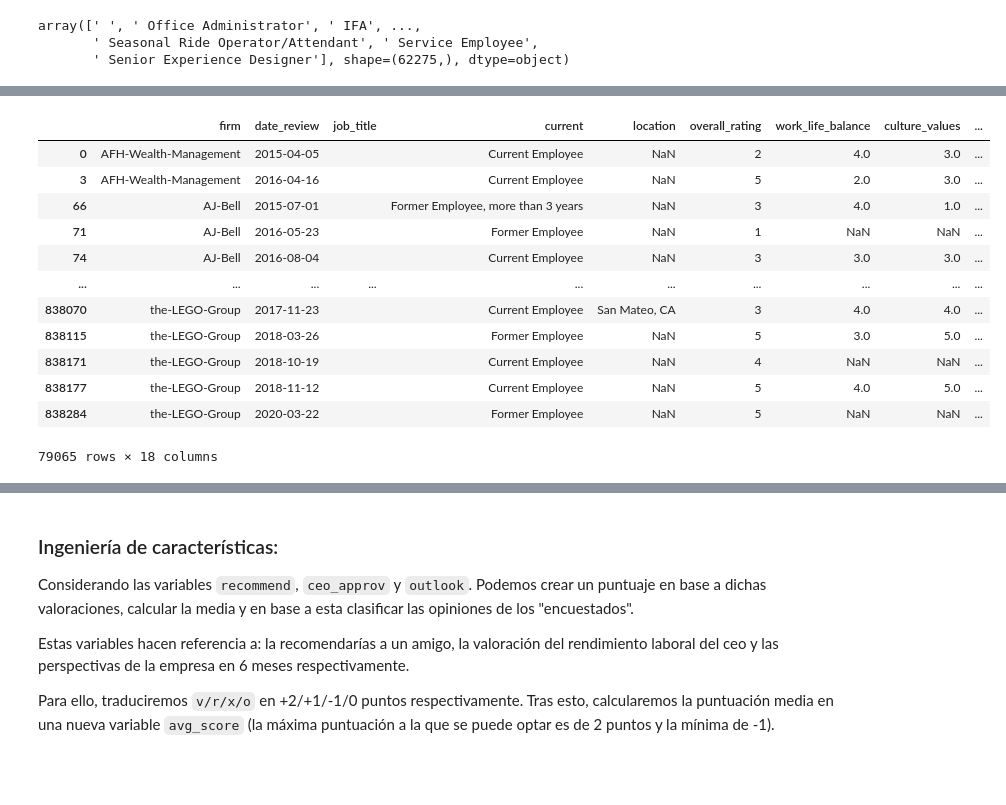
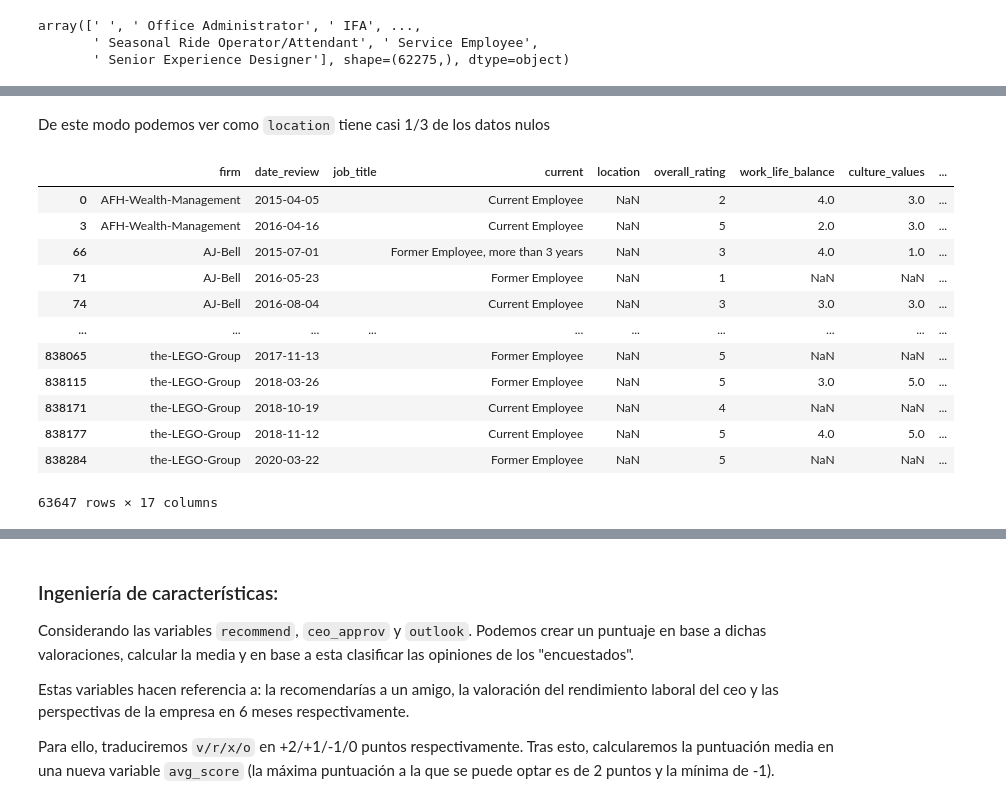
Before and after one commit to DDRM22/Proyectos, a Jupyter notebook: 2025/Análisis sentimientos empresas/Análisis_empresas.ipynb, the cells around one changed output, grey strips where cells are left out. Saved outputs shown, nothing was run; the diff lists cells and outputs as text; code cells hidden in the pictures; blank space fills up the shorter version.

```diff
--- a/2025/Análisis sentimientos empresas/Análisis_empresas.ipynb
+++ b/2025/Análisis sentimientos empresas/Análisis_empresas.ipynb
@@ -16,7 +17,8 @@ import numpy as np
 #import matplotlib as plt
 # %%
 # Almacenamos el csv con pandas en df
-df = pd.read_csv("glassdoor_reviews.csv")
+ruta = os.path.join("glassdoor_reviews.csv")
+df = pd.read_csv(ruta)
 df
 # %% [output]
 |  | firm | date_review | job_title | current | location | overall_rating | work_life_balance | culture_values | ... |
@@ -102 +107,4 @@ dtype: int64
+# %%
+# Eliminamos la columna diversity_inclusion
+df.drop(columns=["diversity_inclusion"], inplace=True)
 # %%
@@ -127,16 +172,18 @@ df[df["job_title"]== ' ']
+# %% [markdown]
+De este modo podemos ver como `location` tiene casi 1/3 de los datos nulos
 # %%
-df[(df["job_title"]== ' ') & (df["location"] != np.dtype(object))]
+df[(df["job_title"]== ' ') & (df["location"].isna())]
 # %% [output]
 |  | firm | date_review | job_title | current | location | overall_rating | work_life_balance | culture_values | ... |
 | 0 | AFH-Wealth-Management | 2015-04-05 |  | Current Employee | NaN | 2 | 4.0 | 3.0 | ... |
 | 3 | AFH-Wealth-Management | 2016-04-16 |  | Current Employee | NaN | 5 | 2.0 | 3.0 | ... |
 | 66 | AJ-Bell | 2015-07-01 |  | Former Employee, more than 3 years | NaN | 3 | 4.0 | 1.0 | ... |
 | 71 | AJ-Bell | 2016-05-23 |  | Former Employee | NaN | 1 | NaN | NaN | ... |
 | 74 | AJ-Bell | 2016-08-04 |  | Current Employee | NaN | 3 | 3.0 | 3.0 | ... |
 | ... | ... | ... | ... | ... | ... | ... | ... | ... | ... |
-| 838070 | the-LEGO-Group | 2017-11-23 |  | Current Employee | San Mateo, CA | 3 | 4.0 | 4.0 | ... |
+| 838065 | the-LEGO-Group | 2017-11-13 |  | Former Employee | NaN | 5 | NaN | NaN | ... |
 | 838115 | the-LEGO-Group | 2018-03-26 |  | Former Employee | NaN | 5 | 3.0 | 5.0 | ... |
 | 838171 | the-LEGO-Group | 2018-10-19 |  | Current Employee | NaN | 4 | NaN | NaN | ... |
 | 838177 | the-LEGO-Group | 2018-11-12 |  | Current Employee | NaN | 5 | 4.0 | 5.0 | ... |
 | 838284 | the-LEGO-Group | 2020-03-22 |  | Former Employee | NaN | 5 | NaN | NaN | ... |
-79065 rows × 18 columns
+63647 rows × 17 columns
```
Also changed, not shown: parts of 15 cells of this notebook, 1 other file.
